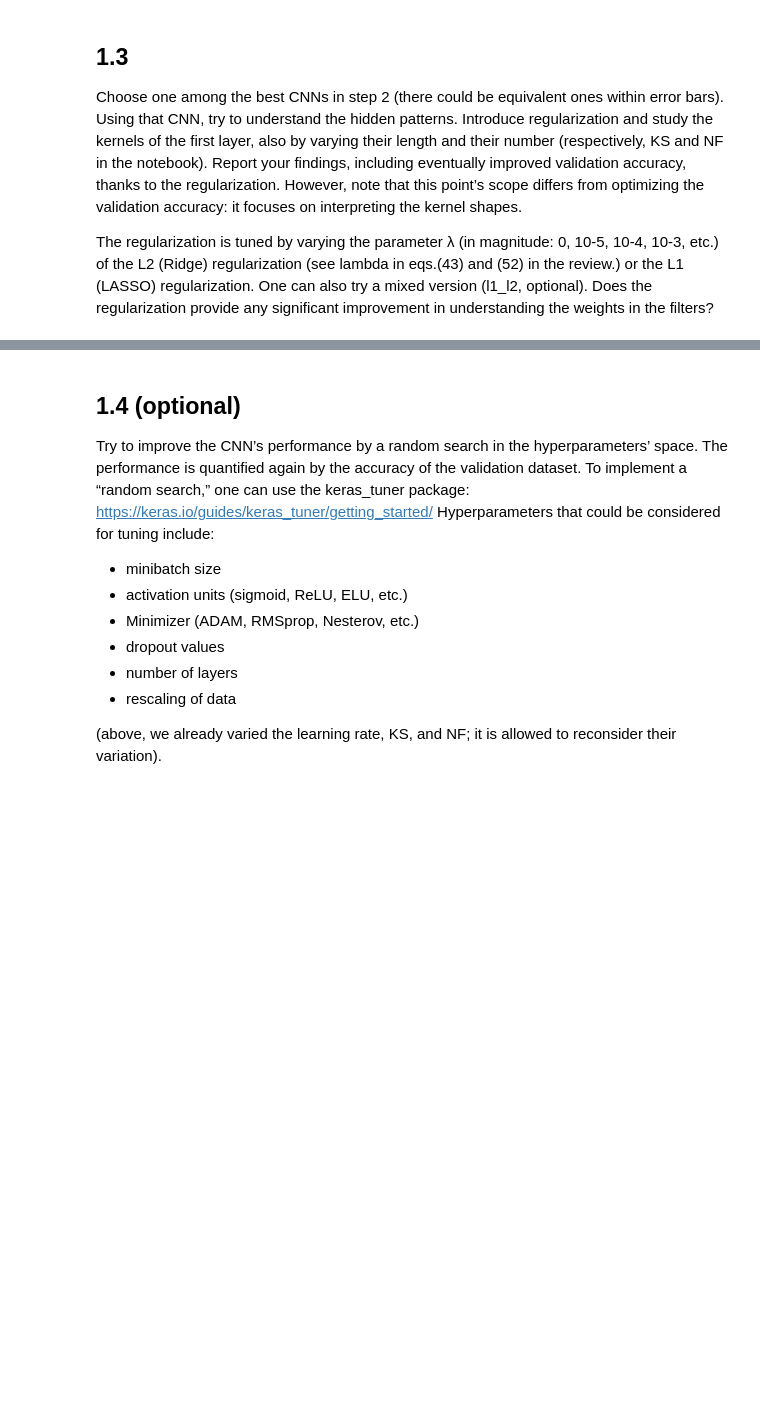
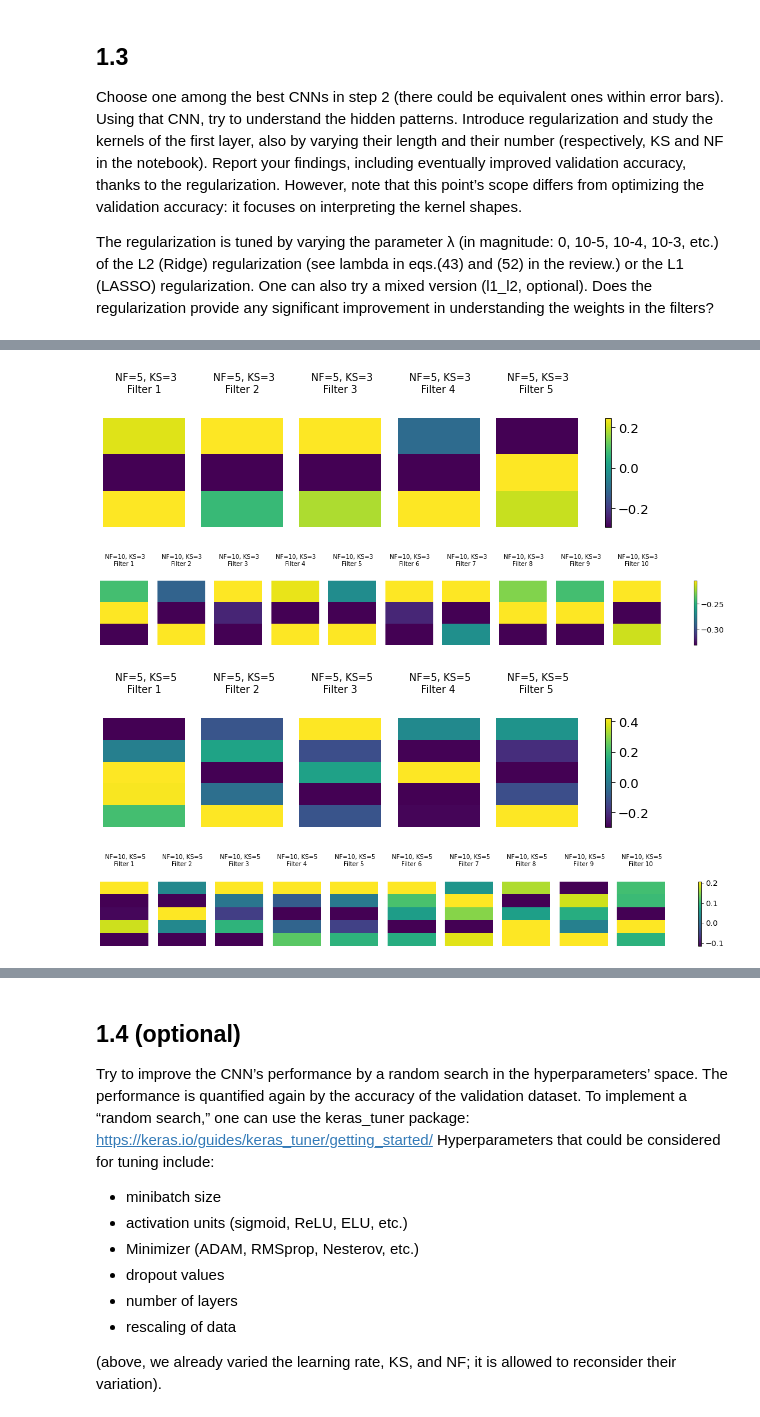
Before and after one commit to lm-schulze/LCP-Mod-B, a Jupyter notebook: group2413_exercise1.ipynb, the cells around one changed output, grey strips where cells are left out. Cells and saved outputs as stored; diff of their text form; code cells hidden in the pictures; blank space fills up the shorter version.

```diff
--- a/group2413_exercise1.ipynb
+++ b/group2413_exercise1.ipynb
@@ -491,0 +445,69 @@ for config in configs:
+# %%
+np.random.seed(12345)
+tf_r.set_seed(12345)
+
+
+def build_model(NCONV=1, NF=5, KS=6, NF2=5, KS2=4, lamb=0, optimizer='SGD', learning_rate=1e-2):
+    """
+    filter = kernel
+    NCONV=index of the CNN architecture
+    NF=nr of filters in the first layer
+    KS=kernel size in the first layer
+    NF2=nr of filters in the second layer
+    KS2=kernel size in the second layer
+    lamb=not the animal, but lambda, the regularization parameter
+    optimizer: Name of the optimizer to use ('SGD', 'Adam', etc.)
+    learning_rate: Learning rate for the optimizer
+    """
+    reg = keras.regularizers.l2(lamb)
+    model = Sequential()
+    model.add(Conv1D(filters=NF,
+                     kernel_size=KS,
+                     kernel_regularizer=reg,
+                     activation='relu',
+                     input_shape=input_shape))
+    model.add(Conv1D(filters=NF2, kernel_size=KS2, activation='relu'))
+    model.add(GlobalMaxPooling1D())
+    model.add(Flatten())
+    model.add(Dense(n_class, activation='softmax'))
+
+    if optimizer == 'SGD':
+        opt = keras.optimizers.SGD(learning_rate=learning_rate)
+    # Add additional optimizers here as elif conditions if needed
+
+    model.compile(loss='categorical_crossentropy', optimizer=opt, metrics=['accuracy'])
+    return model
+
+configs = [
+    {'lamb': 0.01, 'NF': 5, 'KS': 3},
+    {'lamb': 0.01, 'NF': 10, 'KS': 3 },
+    {'lamb': 0.01, 'NF': 5, 'KS': 5},
+    {'lamb': 0.01, 'NF': 10, 'KS': 5},
+    # Add more configurations as needed
+]
+
+for config in configs:
+    model = build_model(**config)
+    #Train the model
+    history = model.fit(x_train, y_train, validation_data=(x_val, y_val), epochs=10, verbose=0)
+
+    # Visualize the kernels of the first Conv1D layer
+    weights, biases = model.layers[0].get_weights()
+    num_filters = weights.shape[2]
+
+    fig, axs = plt.subplots(1, num_filters, figsize=(num_filters * 2, 2))
+    if num_filters == 1:
+        axs = [axs]
+    for j in range(num_filters):
+        ax = axs[j]
+        kernel = weights[:, 0, j]
+        cax=ax.matshow(kernel[:, np.newaxis], cmap='viridis', aspect='auto')
+        ax.set_title(f' NF={config["NF"]}, KS={config["KS"]}\nFilter {j+1}', fontsize=10)
+        ax.axis('off')
+    fig.colorbar(cax, ax=axs, orientation='vertical', fraction=.1)
+    plt.show()
+# %% [output]
+[figure, added]
+[figure, added]
+[figure, added]
+[figure, added]
```
Also changed, not shown: parts of 9 cells of this notebook.
